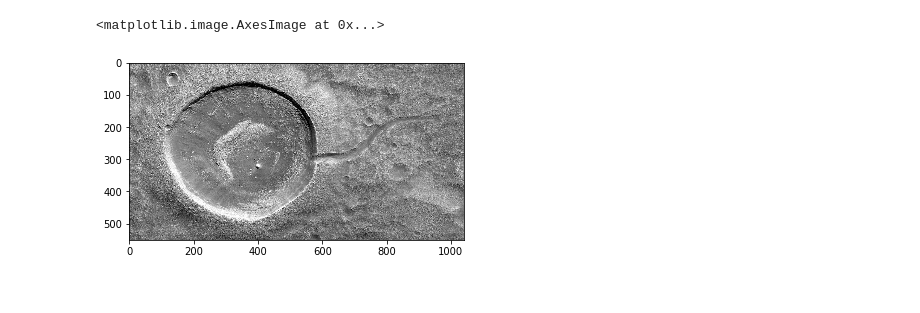
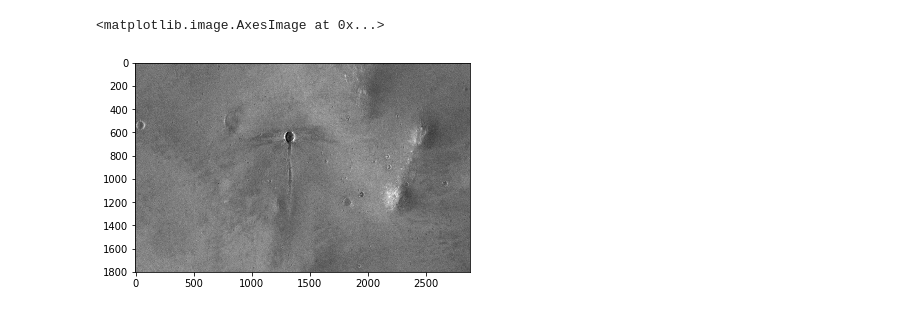
Before and after one commit to neelindresh/OmdenaMarsSurface, a Jupyter notebook: preprocessing.ipynb, the cells around one changed output. Cells and saved outputs as stored; diff of their text form; code cells hidden in the pictures.

```diff
--- a/preprocessing.ipynb
+++ b/preprocessing.ipynb
@@ -21,5 +21,5 @@ import numpy as np
 import argparse
 import cv2
 # %%
-image = cv2.imread('OmdenaMarsSurface/DataSet/pia22241-1041.jpg',cv2.COLOR_BGR2GRAY)
-gray = cv2.cvtColor(image, cv2.COLOR_BGR2RGB)
+image = cv2.imread('OmdenaMarsSurface/DataSet/pia21454.jpg',cv2.COLOR_BGR2GRAY)
+#gray = cv2.cvtColor(image, cv2.COLOR_BGR2RGB)
@@ -28,5 +26,5 @@ import matplotlib.pyplot as plt
 # %%
-plt.imshow(gray)
+plt.imshow(image,cmap='gray')
 # %% [output]
 <matplotlib.image.AxesImage at 0x...>
-[figure, old version]
+[figure, new version]
```
Also changed, not shown: parts of 22 cells of this notebook.
